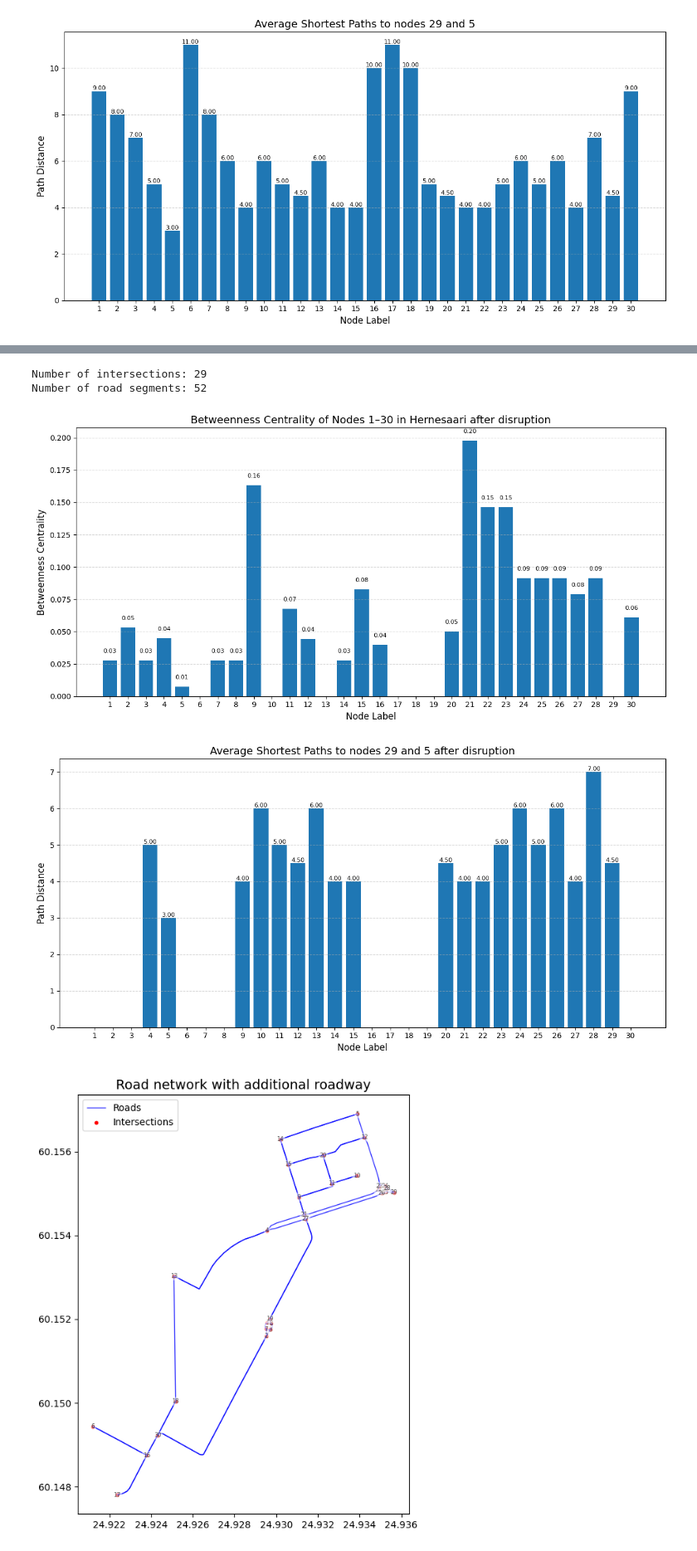
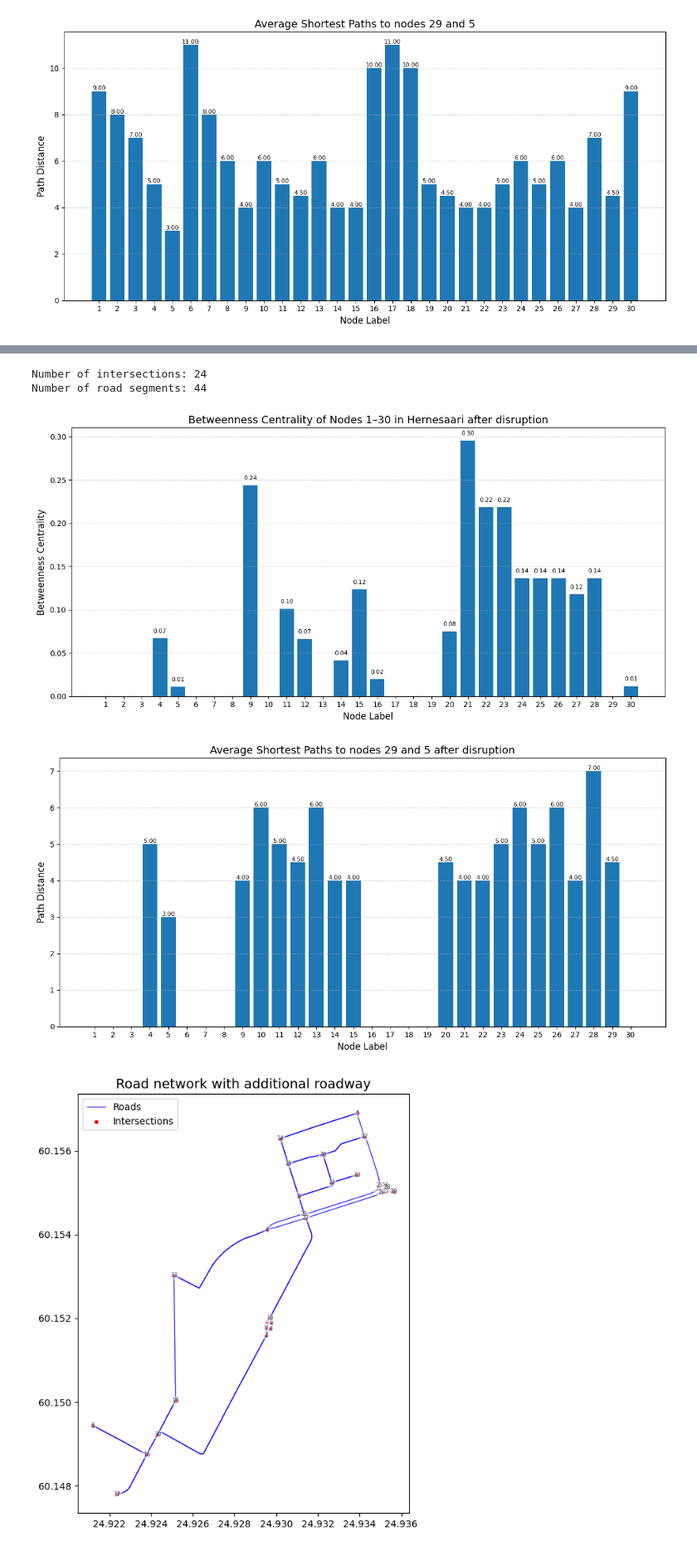
Before and after one commit to Ahagroen/networked_systems, a Jupyter notebook: Networked systems Hernesaari.ipynb, the cells around one changed output, grey strips where cells are left out. Shown: that part at 83% size. Cells and saved outputs as stored; diff of their text form; code cells hidden in the pictures.

```diff
--- a/Networked systems Hernesaari.ipynb
+++ b/Networked systems Hernesaari.ipynb
@@ -73,7 +73,7 @@ Number of road segments: 56
 [figure]
 # %%
 ## Simulate the disruption by removing the edges connected to nodes 21 and 27
-disrupted_nodes = [19]
+disrupted_nodes = [1,2,3,8,7,19]
 G_disrupted = G.copy()  # Make a copy of the graph to avoid modifying the original
 
 # Remove the edges connected to the disrupted nodes
@@ -85,9 +85,11 @@ for node in disrupted_nodes:
 
 plot_road_network("Road network after disruption",G_disrupted)
 centrality_disrupted = nx.betweenness_centrality(G_disrupted)
-centrality_disrupted[19] = 0
+for i in disrupted_nodes:
+    centrality_disrupted[i] = 0
 make_barplot("Betweenness Centrality of Nodes 1–30 in Hernesaari after disruption","Betweenness Centrality",centrality_disrupted)
 shortest_paths_disrupted = determine_shortest_path(G_disrupted)
-shortest_paths_disrupted[19] = 0
+for i in disrupted_nodes:
+    shortest_paths_disrupted[i] = 0
 make_barplot("Average Shortest Paths to nodes 29 and 5 after disruption","Path Distance",shortest_paths_disrupted)
 # %% [output]
@@ -95,6 +97,6 @@ make_barplot("Average Shortest Paths to nodes 29 and 5 after disruption","Path D
-Number of intersections: 29
-Number of road segments: 52
+Number of intersections: 24
+Number of road segments: 44
-[figure, old version]
+[figure, new version]
 [figure]
 # %%
 node_subset = G.copy()
```
Also changed, not shown: parts of 3 cells of this notebook.
